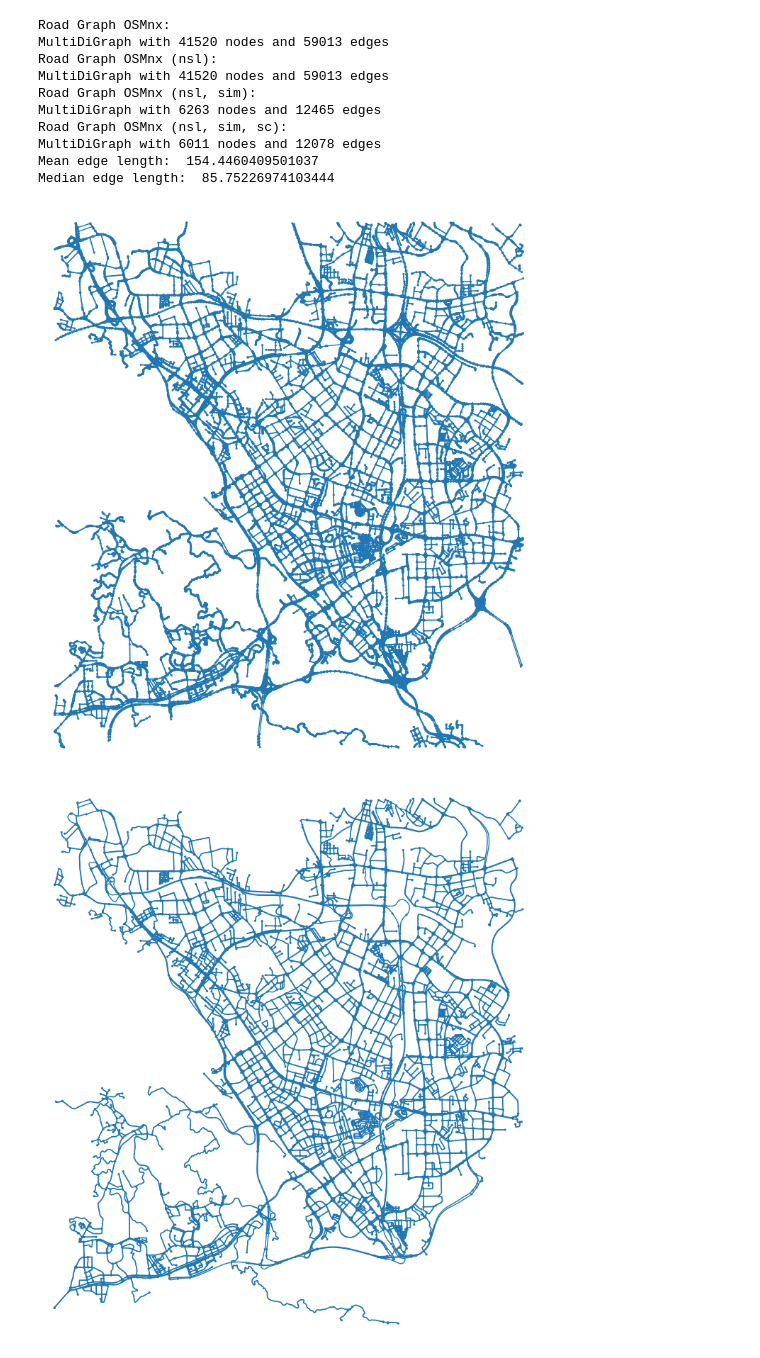
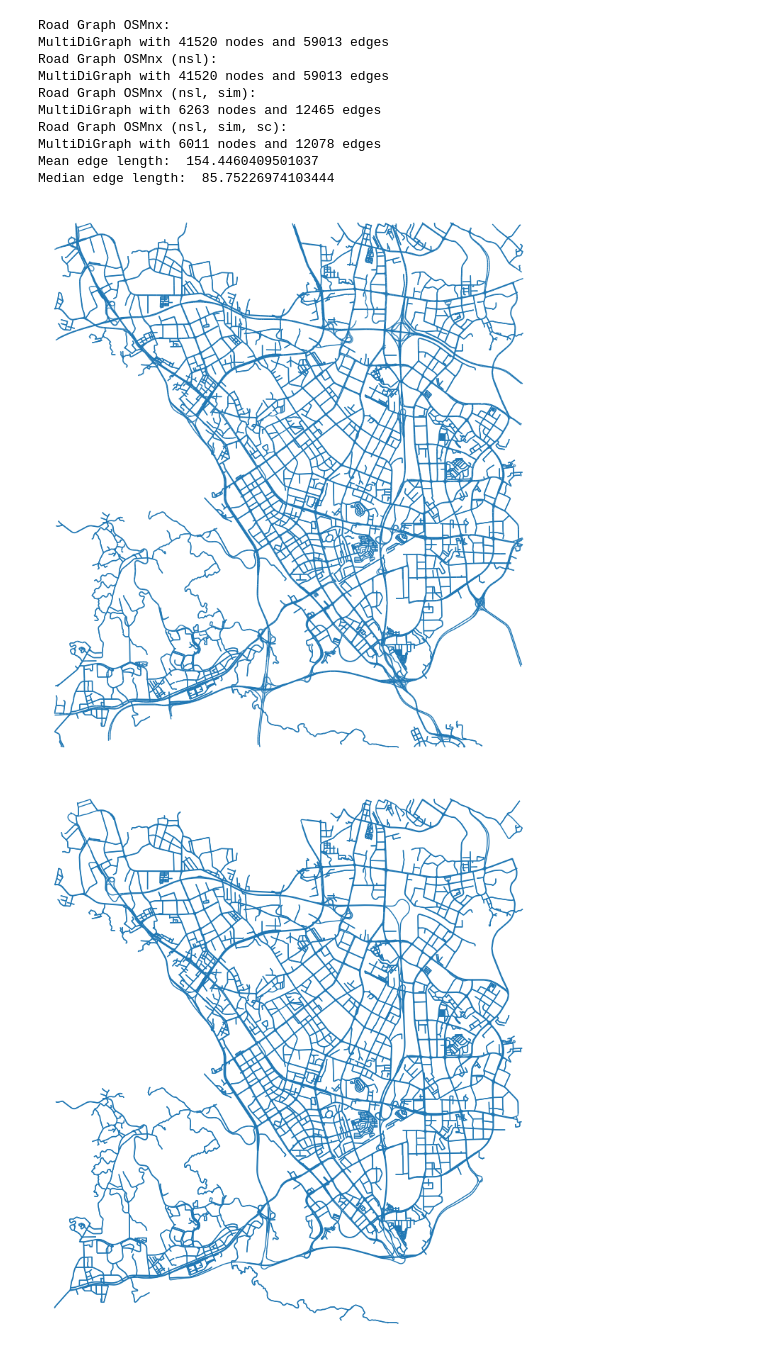
Before and after one commit to manuelck99/bachelors-thesis, a Jupyter notebook: bachelors_thesis/notebook/road_graph.ipynb, the cells around one changed output. Cells and saved outputs as stored; diff of their text form; code cells hidden in the pictures.

```diff
--- a/bachelors_thesis/notebook/road_graph.ipynb
+++ b/bachelors_thesis/notebook/road_graph.ipynb
@@ -68,27 +68,23 @@ Mean edge length:  154.4460409501037
 Median edge length:  85.75226974103444
 # %%
 # Draw the road graph
-fig, ax = ox.plot_graph(
+ox.plot_graph(
     road_graph,
     bgcolor="white",
-    node_color="#1f77b4",
-    node_size=5,
+    node_size=0,
     edge_color="#1f77b4",
     figsize=(10, 10)
 )
-ax.set_title("Road Graph (nsl)")
 
-fig, ax = ox.plot_graph(
+ox.plot_graph(
     road_graph_nsl_sim_sc,
     bgcolor="white",
-    node_color="#1f77b4",
-    node_size=5,
+    node_size=0,
     edge_color="#1f77b4",
     figsize=(10, 10)
 )
-ax.set_title("Road Graph (nsl, sim, sc)")
 
 plt.show()
 # %% [output]
-[figure, old version]
+[figure, new version]
-[figure, old version]
+[figure, new version]
```
